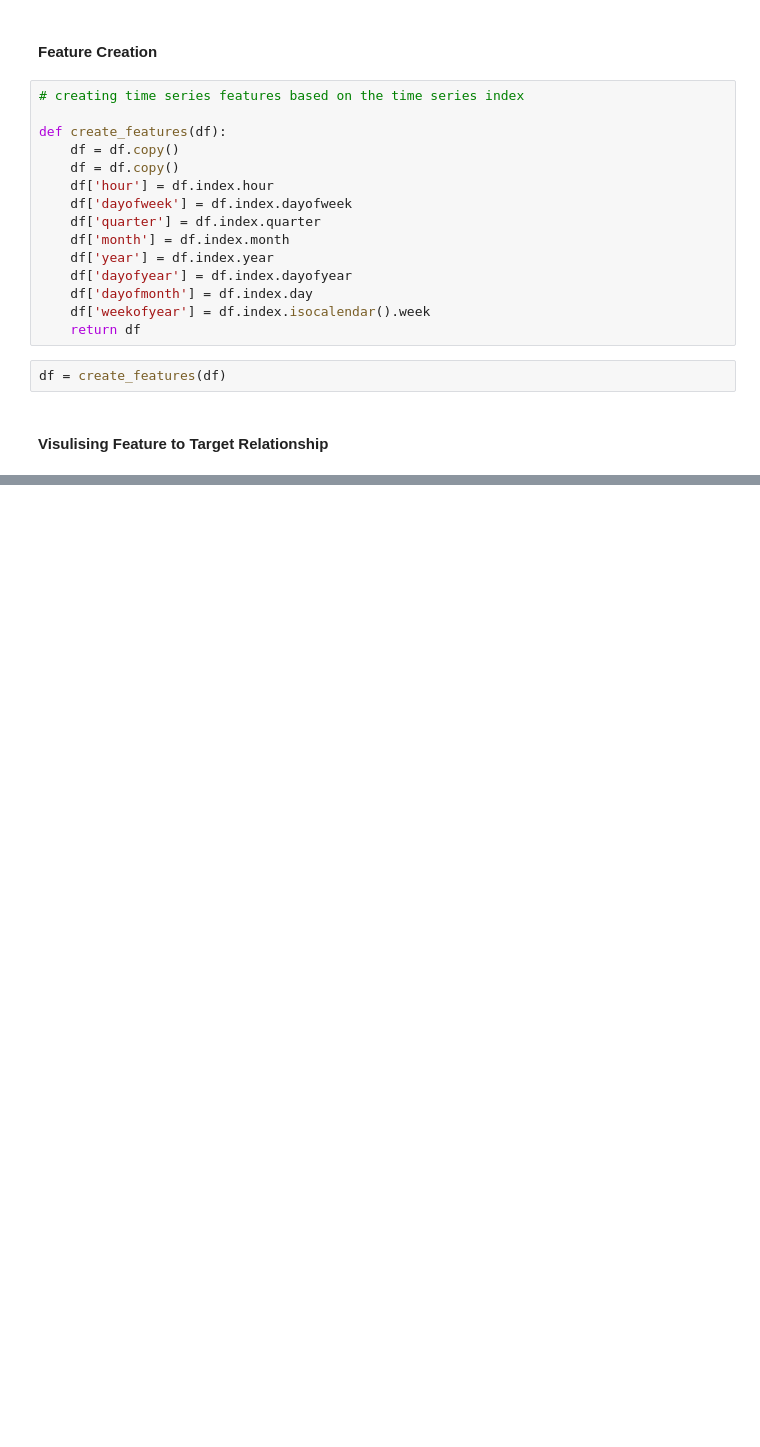
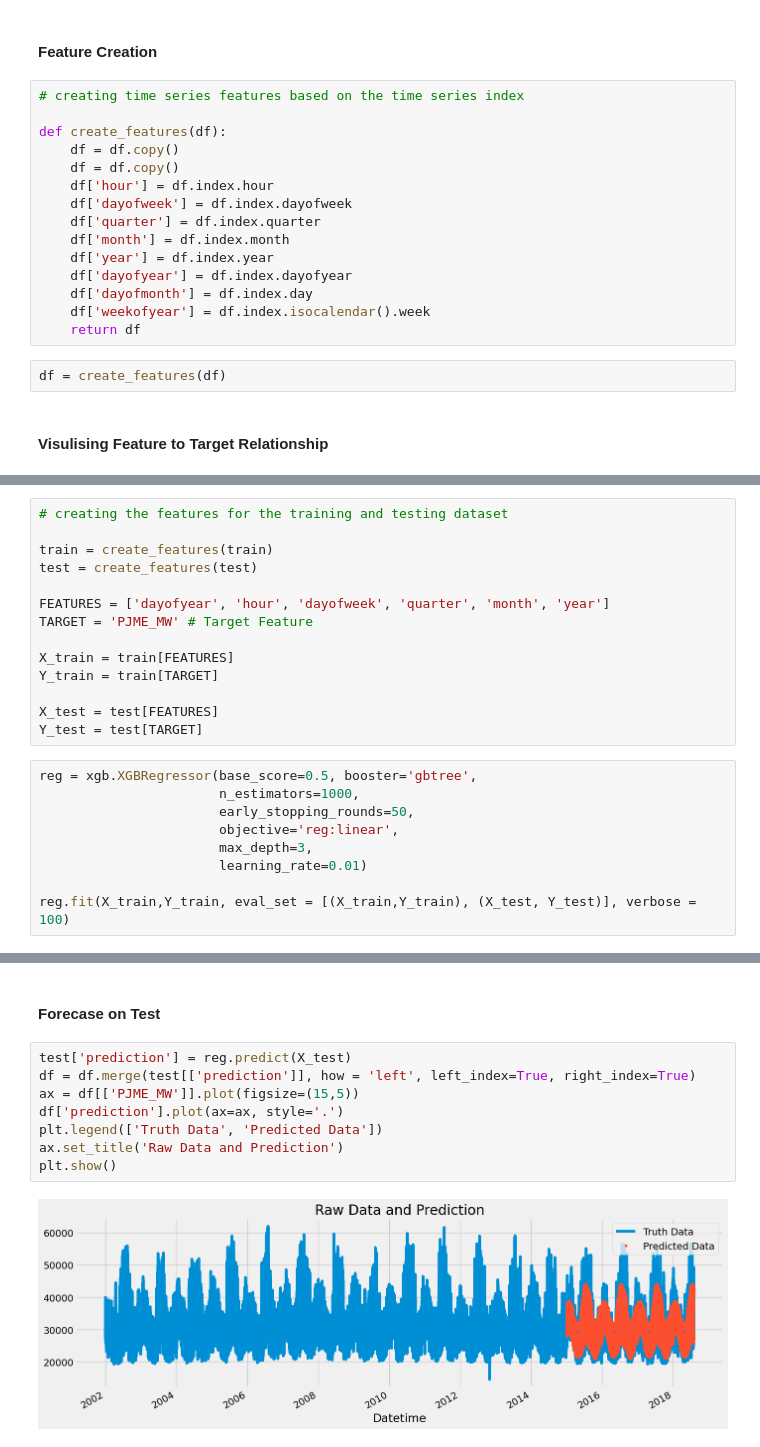
Before and after one commit to Maiko-Rigby/Time-Series-Forecasting, a Jupyter notebook: main.ipynb, the cells around one changed output, grey strips where cells are left out. Drawn from its saved outputs; the diff is of its cells as text; blank space fills up the shorter version.

```diff
--- a/main.ipynb
+++ b/main.ipynb
@@ -96,0 +106,23 @@ plt.show()
+# %%
+# creating the features for the training and testing dataset
+
+train = create_features(train)
+test = create_features(test)
+
+FEATURES = ['dayofyear', 'hour', 'dayofweek', 'quarter', 'month', 'year']
+TARGET = 'PJME_MW' # Target Feature
+
+X_train = train[FEATURES]
+Y_train = train[TARGET]
+
+X_test = test[FEATURES]
+Y_test = test[TARGET]
+# %%
+reg = xgb.XGBRegressor(base_score=0.5, booster='gbtree',
+                       n_estimators=1000,
+                       early_stopping_rounds=50,
+                       objective='reg:linear',
+                       max_depth=3,
+                       learning_rate=0.01)
+
+reg.fit(X_train,Y_train, eval_set = [(X_train,Y_train), (X_test, Y_test)], verbose = 100)
@@ -96,0 +152,12 @@ plt.show()
+# %% [markdown]
+#### Forecase on Test
+# %%
+test['prediction'] = reg.predict(X_test)
+df = df.merge(test[['prediction']], how = 'left', left_index=True, right_index=True)
+ax = df[['PJME_MW']].plot(figsize=(15,5))
+df['prediction'].plot(ax=ax, style='.')
+plt.legend(['Truth Data', 'Predicted Data'])
+ax.set_title('Raw Data and Prediction')
+plt.show()
+# %% [output]
+[figure, added]
```
Also changed, not shown: parts of 11 cells of this notebook, 4 other files.
